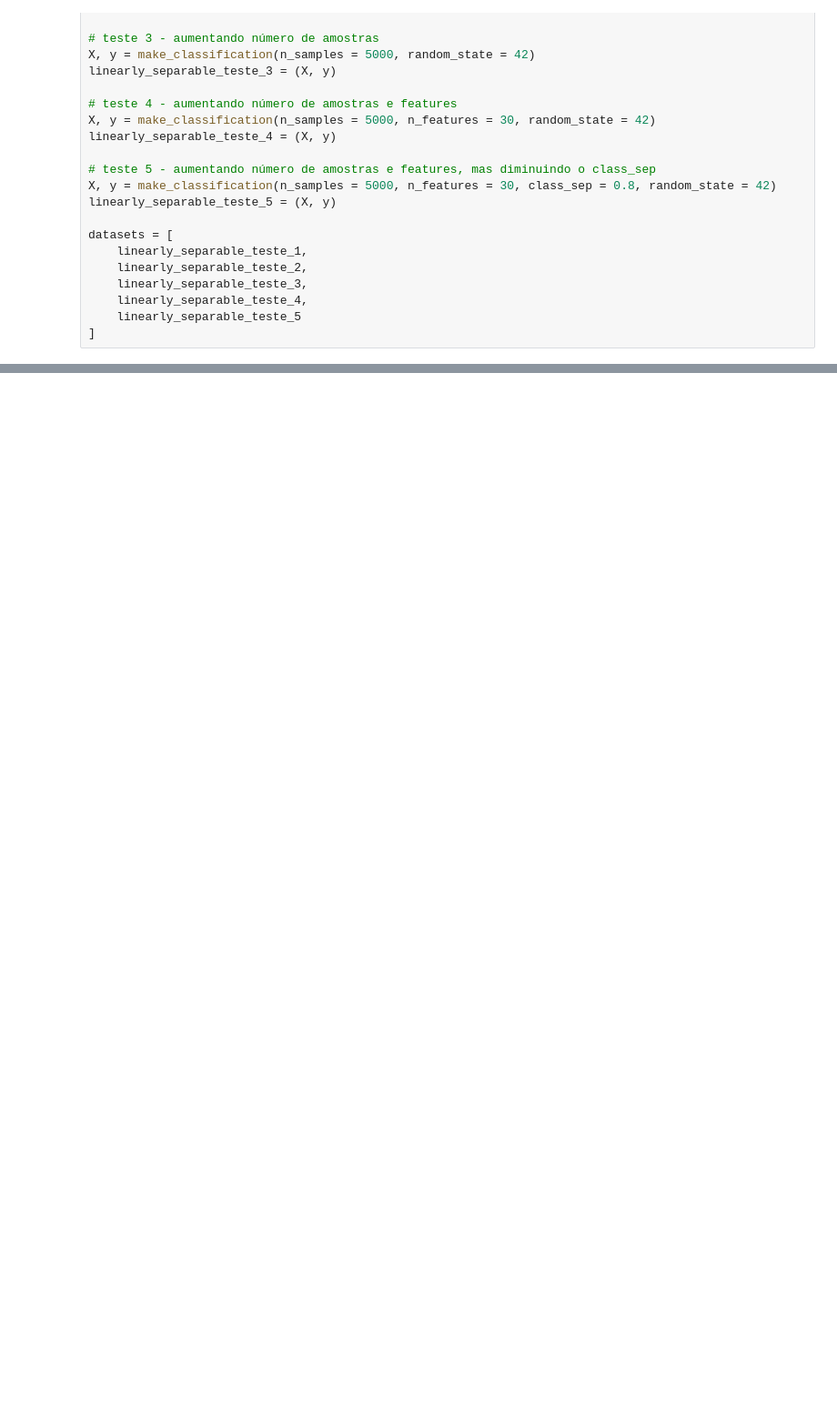
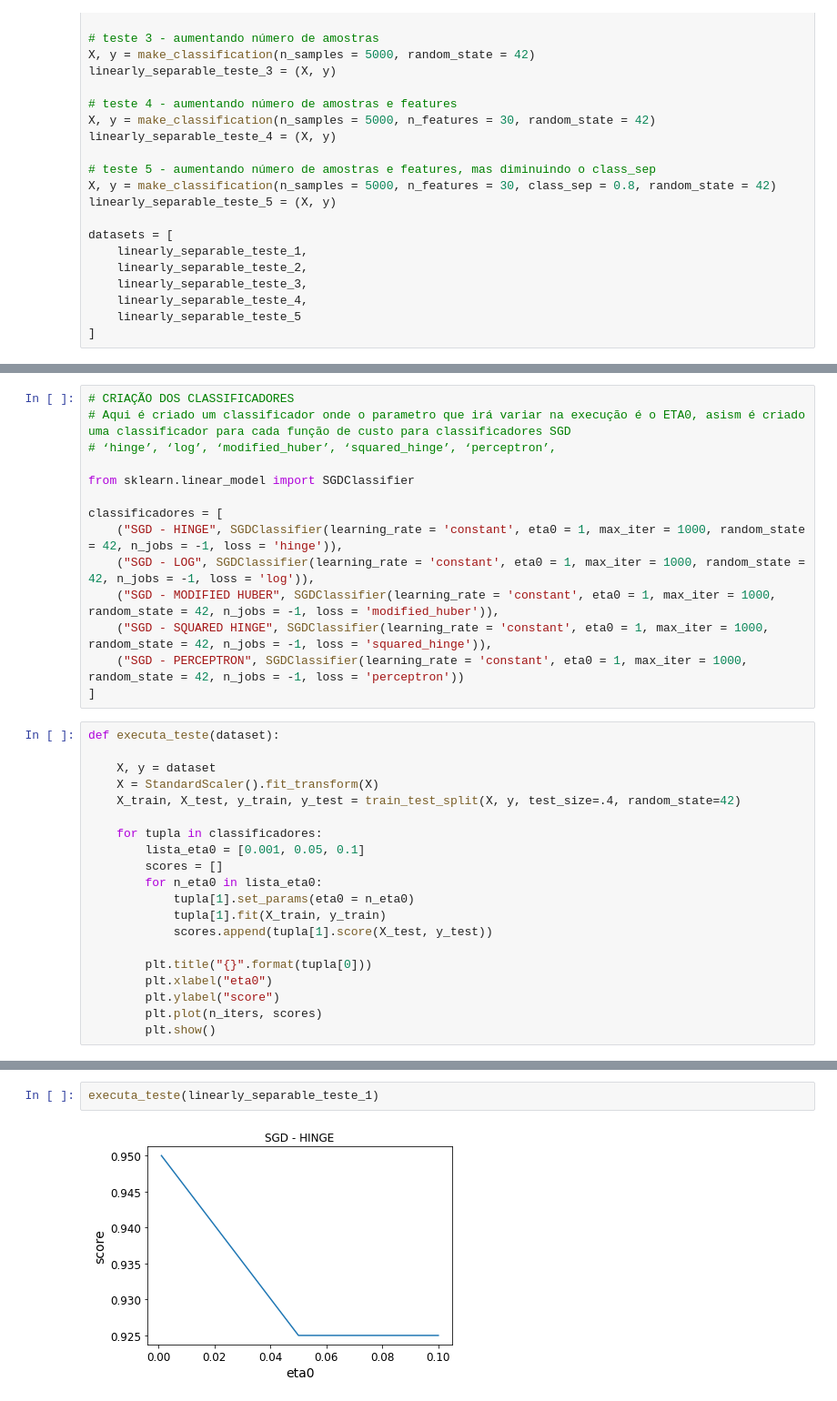
Before and after one commit to joaomarcosmareto/rna, a Jupyter notebook: tarefa3.ipynb, the cells around one changed output, grey strips where cells are left out. Shown: that part at 91% size. Drawn from its saved outputs; the diff is of its cells as text; blank space fills up the shorter version.

```diff
--- a/tarefa3.ipynb
+++ b/tarefa3.ipynb
@@ -195,0 +89,34 @@ Saving figure generated_data_plot
+# %%
+# CRIAÇÃO DOS CLASSIFICADORES
+# Aqui é criado um classificador onde o parametro que irá variar na execução é o ETA0, asism é criado uma classificador para cada função de custo para classificadores SGD
+# ‘hinge’, ‘log’, ‘modified_huber’, ‘squared_hinge’, ‘perceptron’,
+
+from sklearn.linear_model import SGDClassifier
+
+classificadores = [
+    ("SGD - HINGE", SGDClassifier(learning_rate = 'constant', eta0 = 1, max_iter = 1000, random_state = 42, n_jobs = -1, loss = 'hinge')),
+    ("SGD - LOG", SGDClassifier(learning_rate = 'constant', eta0 = 1, max_iter = 1000, random_state = 42, n_jobs = -1, loss = 'log')),
+    ("SGD - MODIFIED HUBER", SGDClassifier(learning_rate = 'constant', eta0 = 1, max_iter = 1000, random_state = 42, n_jobs = -1, loss = 'modified_huber')),
+    ("SGD - SQUARED HINGE", SGDClassifier(learning_rate = 'constant', eta0 = 1, max_iter = 1000, random_state = 42, n_jobs = -1, loss = 'squared_hinge')),
+    ("SGD - PERCEPTRON", SGDClassifier(learning_rate = 'constant', eta0 = 1, max_iter = 1000, random_state = 42, n_jobs = -1, loss = 'perceptron'))
+]
+# %%
+def executa_teste(dataset):
+
+    X, y = dataset
+    X = StandardScaler().fit_transform(X)
+    X_train, X_test, y_train, y_test = train_test_split(X, y, test_size=.4, random_state=42)
+
+    for tupla in classificadores:
+        lista_eta0 = [0.001, 0.05, 0.1]
+        scores = []
+        for n_eta0 in lista_eta0:
+            tupla[1].set_params(eta0 = n_eta0)
+            tupla[1].fit(X_train, y_train)
+            scores.append(tupla[1].score(X_test, y_test))
+
+        plt.title("{}".format(tupla[0]))
+        plt.xlabel("eta0")
+        plt.ylabel("score")
+        plt.plot(n_iters, scores)
+        plt.show()
@@ -195,0 +130,4 @@ Saving figure generated_data_plot
+# %%
+executa_teste(linearly_separable_teste_1)
+# %% [output]
+[figure, added]
```
Also changed, not shown: parts of 18 cells of this notebook.
